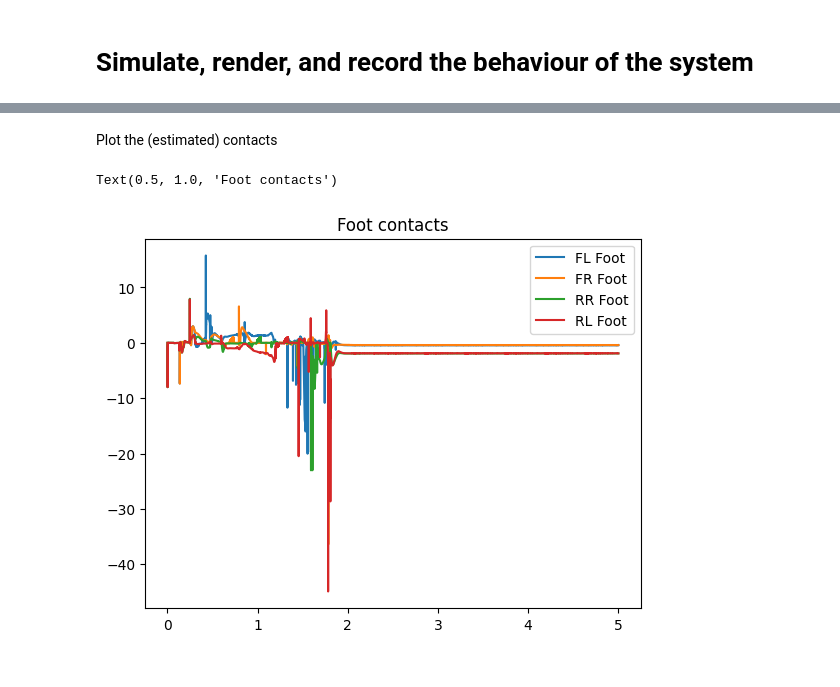
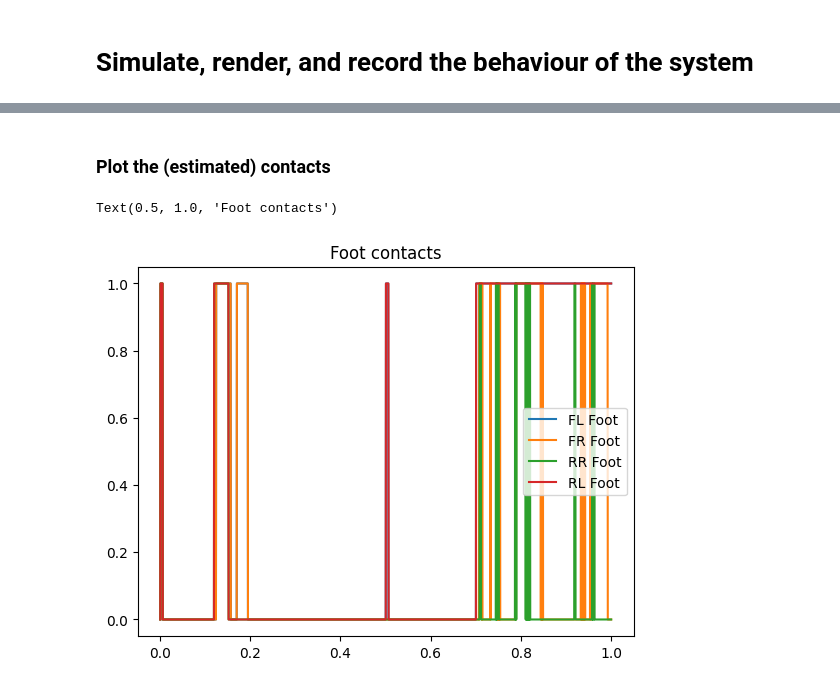
Before and after one commit to jack33001/.vscode, a Jupyter notebook: main.ipynb, the cells around one changed output, grey strips where cells are left out. Cells and saved outputs as stored; diff of their text form; code cells hidden in the pictures.

```diff
--- a/main.ipynb
+++ b/main.ipynb
@@ -137,38 +135,3 @@ def state_estimation(model,data):
 This function runs each of the controllers as well as handling the passing of information/commands between controllers
 
 $ \texttt{data.actuator} = ['kd\ fl\ hip', 'kd\ fl\ knee', 'kd\ fr\ hip', 'kd\ fr\ knee', 'kd\ rl\ hip', 'kd\ rl\ knee', 'kd\ rr\ hip', 'kd\ rr\ knee', 'kp\ fl\ hip', 'kp\ fl\ knee', 'kp\ fr\ hip', 'kp\ fr\ knee', 'kp\ rl\ hip', 'kp\ rl\ knee', 'kp\ rr\ hip', 'kp\ rr\ knee']$
-# %%
-def update_controller(model,data):
-    # assign memory
-    pd_target = np.zeros(14)
-
-    # run gait scheduling layer
-    gait_scheduler.time = data.time
-    gait_scheduler.fixed_time_walk(fr_leg,fl_leg,rr_leg,rl_leg)
-
-    # run leg control layer
-    pd_target[6:8] = fr_leg.run_controller(data.time)
-    pd_target[8:10] = fl_leg.run_controller(data.time)
-    pd_target[10:12] = rr_leg.run_controller(data.time)
-    pd_target[12:14] = rl_leg.run_controller(data.time)
-
-    # run PD layer
-    current_target = model_to_abs(pd_target)
-    data.ctrl[0] = current_target[6]
-    data.ctrl[2] = current_target[7]
-    data.ctrl[4] = current_target[8]
-    data.ctrl[6] = current_target[9]
-    data.ctrl[8] = current_target[10]
-    data.ctrl[10] = current_target[11]
-    data.ctrl[12] = current_target[12]
-    data.ctrl[14] = current_target[13]
-    data.ctrl[1] = 0
-    data.ctrl[3] = 0
-    data.ctrl[5] = 0
-    data.ctrl[7] = 0
-    data.ctrl[9] = 0
-    data.ctrl[11] = 0
-    data.ctrl[13] = 0
-    data.ctrl[15] = 0
-
-update_controller(model,data)
@@ -262,12 +309,12 @@ Text(0.5, 1.0, 'Joint Forces')
 # %% [markdown]
-Plot the (estimated) contacts
+### Plot the (estimated) contacts
 # %%
-plt.plot(time,np.array(contacts[:,6]),label='FL Foot')
-plt.plot(time,np.array(contacts[:,8]),label='FR Foot')
-plt.plot(time,np.array(contacts[:,10]),label='RR Foot')
-plt.plot(time,np.array(contacts[:,12]),label='RL Foot')
+plt.plot(time, np.array(contacts[:, 0]), label='FL Foot')
+plt.plot(time, np.array(contacts[:, 1]), label='FR Foot')
+plt.plot(time, np.array(contacts[:, 2]), label='RR Foot')
+plt.plot(time, np.array(contacts[:, 3]), label='RL Foot')
 plt.legend()
 plt.title("Foot contacts")
 # %% [output]
 Text(0.5, 1.0, 'Foot contacts')
-[figure, old version]
+[figure, new version]
```
Also changed, not shown: parts of 26 cells of this notebook, 15 other files.
